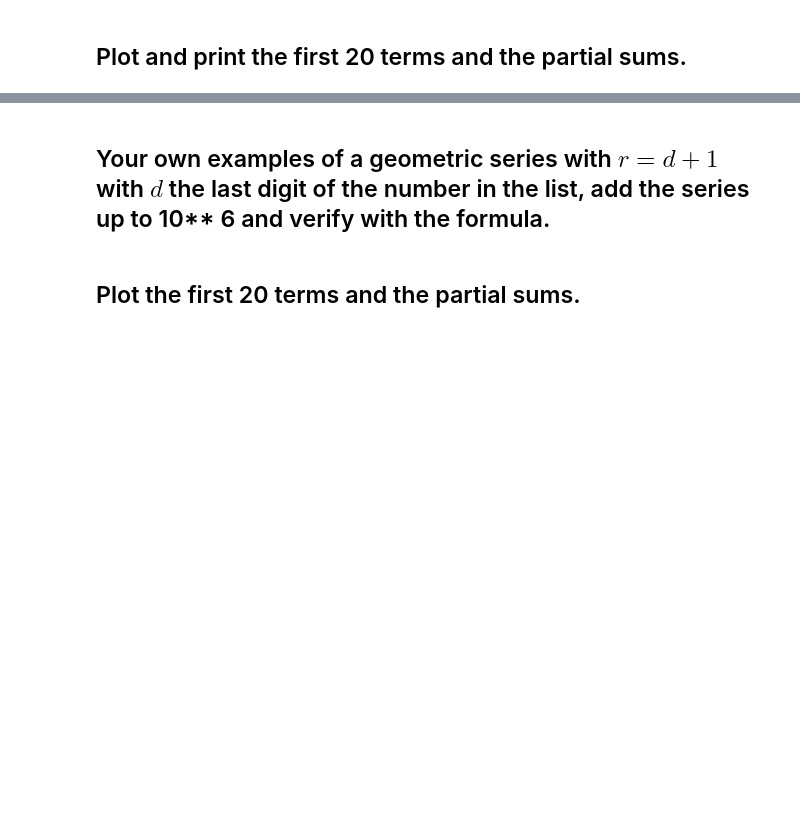
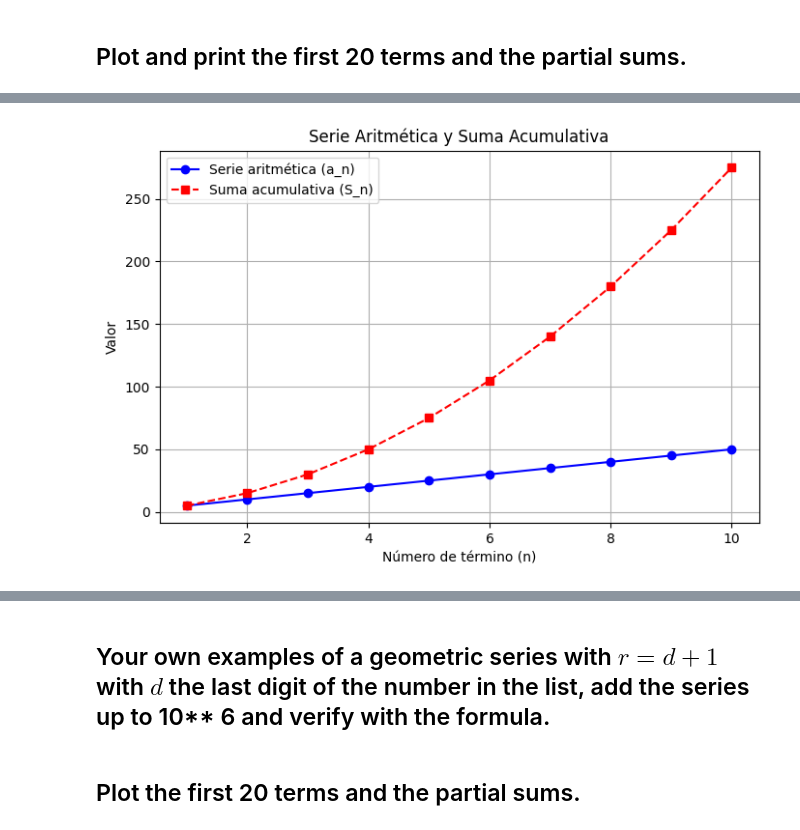
Before and after one commit to javiierbarco/MetNumUN2024II, a Jupyter notebook: Lab 3/wbarcoArithmeticSeriesGeometricSeriesPowerSums.ipynb, the cells around one changed output, grey strips where cells are left out. Cells and saved outputs as stored; diff of their text form; code cells hidden in the pictures; blank space fills up the shorter version.

```diff
--- a/Lab 3/wbarcoArithmeticSeriesGeometricSeriesPowerSums.ipynb
+++ b/Lab 3/wbarcoArithmeticSeriesGeometricSeriesPowerSums.ipynb
@@ -299,2 +450,86 @@ $$
 # %% [markdown]
 ## Plot and  print the first 20 terms and the partial sums.
+# %%
+import numpy as np
+import matplotlib.pyplot as plt
+import pandas as pd
+
+def arithmetic_series(a1, d, n):
+    # Calcular la serie aritmética
+    series = [a1 + (i - 1) * d for i in range(1, n + 1)]
+
+    # Calcular la suma acumulativa
+    cumulative_sum = np.cumsum(series)
+
+    # Crear un DataFrame para mostrar los resultados
+    df = pd.DataFrame({
+        "Término (n)": range(1, n + 1),
+        "Valor de la serie (a_n)": series,
+        "Suma acumulativa (S_n)": cumulative_sum
+    })
+
+    print(df)  # Mostrar la tabla en consola
+
+    # Graficar la serie aritmética y la suma acumulativa
+    plt.figure(figsize=(8, 5))
+    plt.plot(range(1, n + 1), series, marker='o', linestyle='-', label='Serie aritmética (a_n)', color='b')
+    plt.plot(range(1, n + 1), cumulative_sum, marker='s', linestyle='--', label='Suma acumulativa (S_n)', color='r')
+
+    # Configuración del gráfico
+    plt.xlabel("Número de término (n)")
+    plt.ylabel("Valor")
+    plt.title("Serie Aritmética y Suma Acumulativa")
+    plt.legend()
+    plt.grid(True)
+    plt.show()
+
+def geometric_series(a1, r, n):
+    # Calcular la serie geométrica
+    series = [a1 * (r ** (i - 1)) for i in range(1, n + 1)]
+
+    # Calcular la suma acumulativa
+    cumulative_sum = np.cumsum(series)
+
+    # Verificar con la fórmula de la suma de una serie geométrica finita
+    formula_sum = a1 * (1 - r ** n) / (1 - r)
+    calculated_sum = cumulative_sum[-1]
+
+    print(f"Suma calculada: {calculated_sum}, Suma por fórmula: {formula_sum}")
+
+    # Crear un DataFrame para mostrar los primeros 20 términos y sumas parciales
+    df = pd.DataFrame({
+        "Término (n)": range(1, min(n, 20) + 1),
+        "Valor de la serie (g_n)": series[:20],
+        "Suma acumulativa (G_n)": cumulative_sum[:20]
+    })
+
+    print(df)  # Mostrar la tabla en consola
+
+    # Graficar la serie geométrica y la suma acumulativa
+    plt.figure(figsize=(8, 5))
+    plt.plot(range(1, min(n, 20) + 1), series[:20], marker='o', linestyle='-', label='Serie geométrica (g_n)', color='g')
+    plt.plot(range(1, min(n, 20) + 1), cumulative_sum[:20], marker='s', linestyle='--', label='Suma acumulativa (G_n)', color='m')
+
+    # Configuración del gráfico
+    plt.xlabel("Número de término (n)")
+    plt.ylabel("Valor")
+    plt.title("Serie Geométrica y Suma Acumulativa (Primeros 20 términos)")
+    plt.legend()
+    plt.grid(True)
+    plt.show()
+
+# Parámetros de la serie aritmética
+a1 = 5  # Primer término
+d = 5   # Diferencia común
+n = 10  # Número de términos
+
+# Llamar a la función de la serie aritmética
+arithmetic_series(a1, d, n)
+
+# Parámetros de la serie geométrica
+r = 2   # Razón común
+n_geo = 10**6  # Número de términos
+
+# Llamar a la función de la serie geométrica (mostrar solo primeros 20 términos)
+geometric_series(a1, r, min(n_geo, 20))
+# %% [output]
@@ -300,0 +547 @@ $$
+[figure, added]
```
Also changed, not shown: parts of 3 cells of this notebook.
